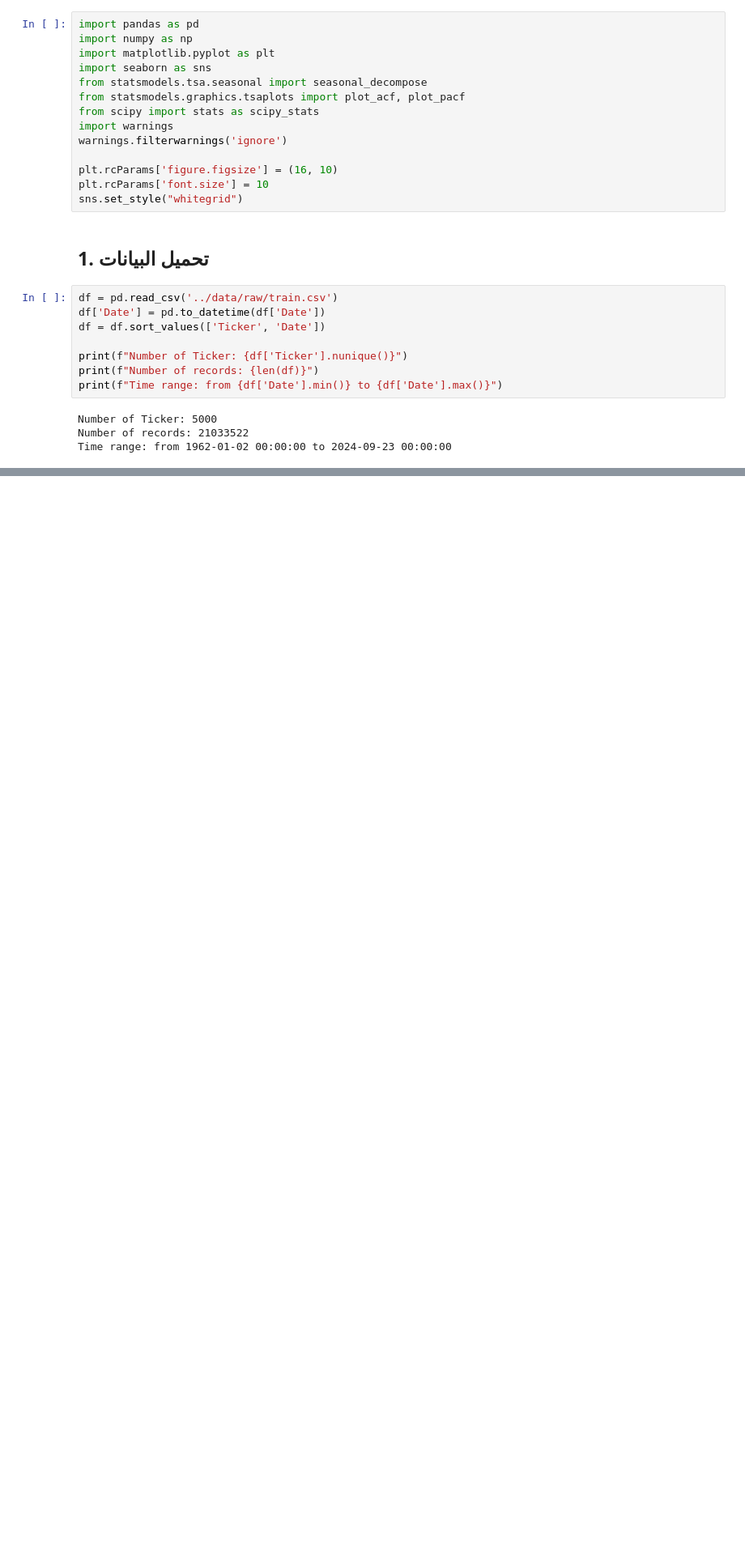
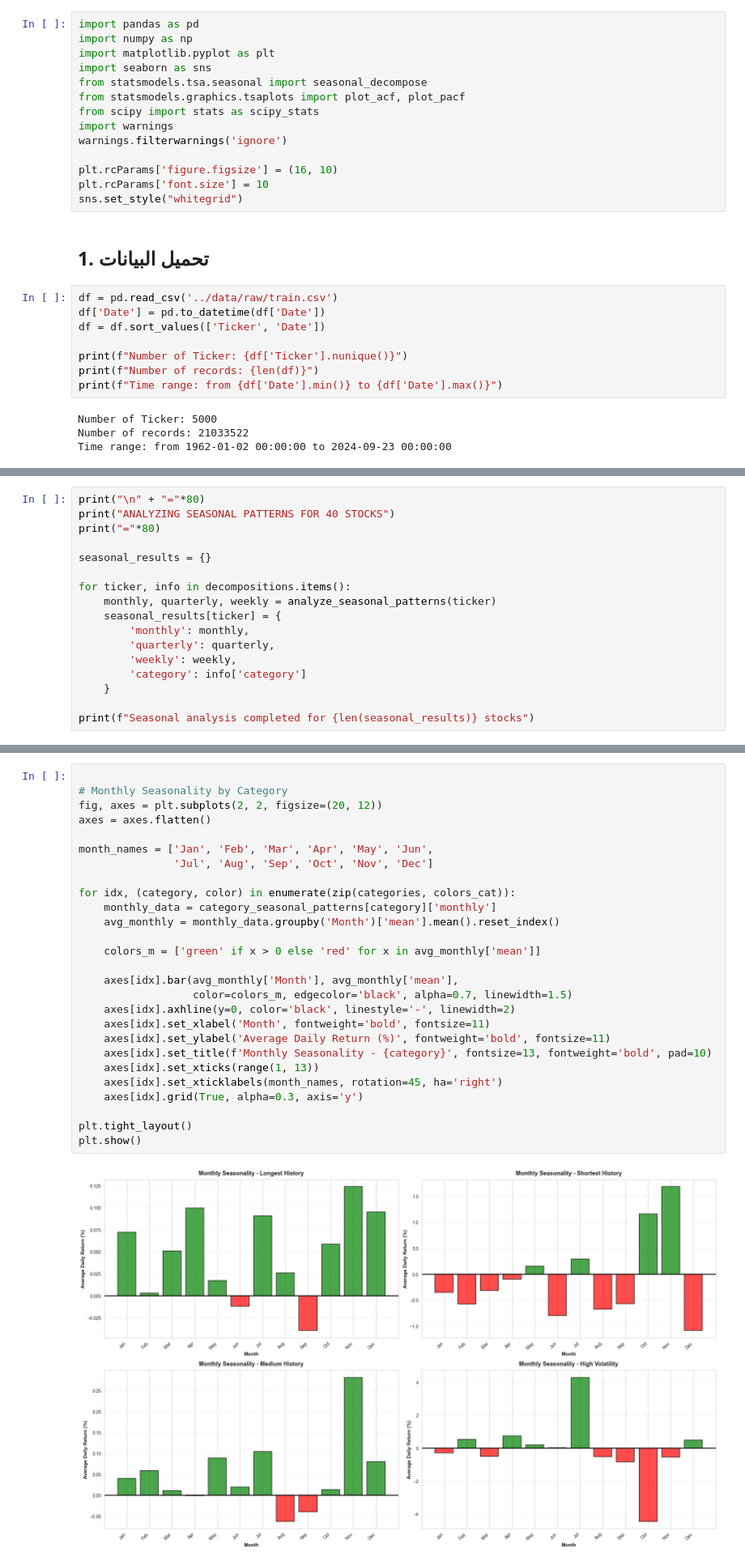
Before and after one commit to OnlyAbdullh/stock-trend-prediction, a Jupyter notebook: notebooks/05-trend-seasonality-decomposition.ipynb, the cells around one changed output, grey strips where cells are left out. Shown at 81% size. Cells and saved outputs as stored; diff of their text form; blank space fills up the shorter version.

```diff
--- a/notebooks/05-trend-seasonality-decomposition.ipynb
+++ b/notebooks/05-trend-seasonality-decomposition.ipynb
@@ -360,0 +581,17 @@ QUESTION 2: SEASONAL PATTERNS ANALYSIS
+# %%
+print("\n" + "="*80)
+print("ANALYZING SEASONAL PATTERNS FOR 40 STOCKS")
+print("="*80)
+
+seasonal_results = {}
+
+for ticker, info in decompositions.items():
+    monthly, quarterly, weekly = analyze_seasonal_patterns(ticker)
+    seasonal_results[ticker] = {
+        'monthly': monthly,
+        'quarterly': quarterly,
+        'weekly': weekly,
+        'category': info['category']
+    }
+
+print(f"Seasonal analysis completed for {len(seasonal_results)} stocks")
@@ -679,0 +650,29 @@ plt.show()
+# %%
+
+# Monthly Seasonality by Category
+fig, axes = plt.subplots(2, 2, figsize=(20, 12))
+axes = axes.flatten()
+
+month_names = ['Jan', 'Feb', 'Mar', 'Apr', 'May', 'Jun',
+               'Jul', 'Aug', 'Sep', 'Oct', 'Nov', 'Dec']
+
+for idx, (category, color) in enumerate(zip(categories, colors_cat)):
+    monthly_data = category_seasonal_patterns[category]['monthly']
+    avg_monthly = monthly_data.groupby('Month')['mean'].mean().reset_index()
+
+    colors_m = ['green' if x > 0 else 'red' for x in avg_monthly['mean']]
+
+    axes[idx].bar(avg_monthly['Month'], avg_monthly['mean'],
+                  color=colors_m, edgecolor='black', alpha=0.7, linewidth=1.5)
+    axes[idx].axhline(y=0, color='black', linestyle='-', linewidth=2)
+    axes[idx].set_xlabel('Month', fontweight='bold', fontsize=11)
+    axes[idx].set_ylabel('Average Daily Return (%)', fontweight='bold', fontsize=11)
+    axes[idx].set_title(f'Monthly Seasonality - {category}', fontsize=13, fontweight='bold', pad=10)
+    axes[idx].set_xticks(range(1, 13))
+    axes[idx].set_xticklabels(month_names, rotation=45, ha='right')
+    axes[idx].grid(True, alpha=0.3, axis='y')
+
+plt.tight_layout()
+plt.show()
+# %% [output]
+[figure, added]
```
Also changed, not shown: parts of 41 cells of this notebook.
